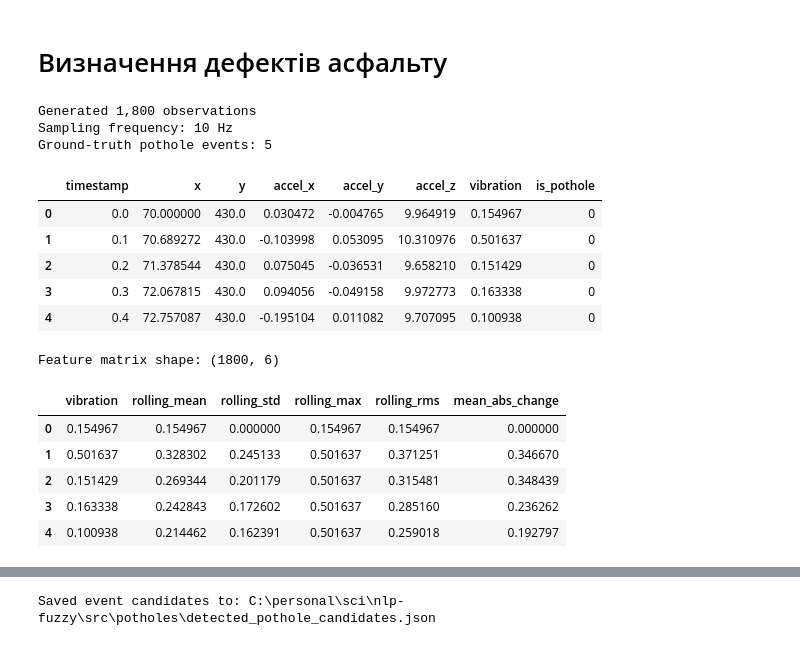
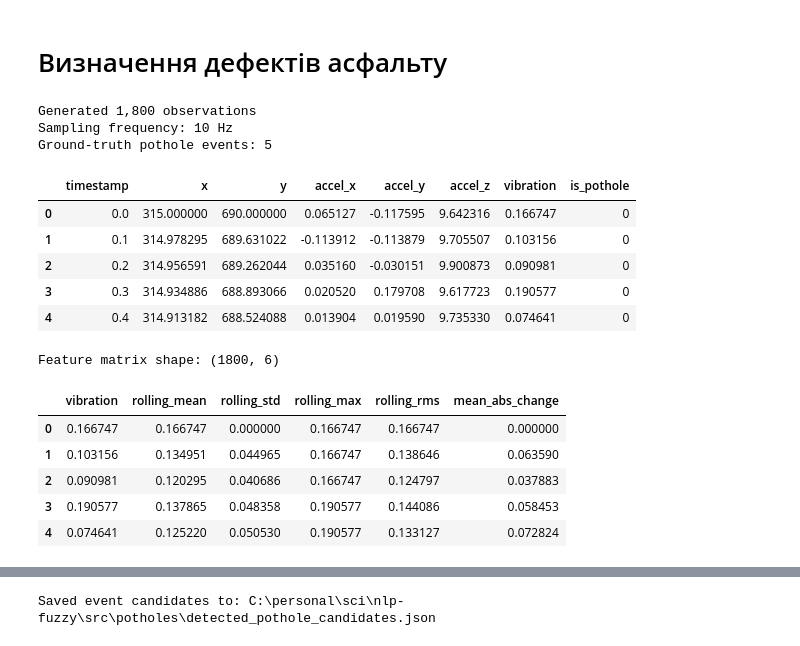
Before and after one commit to maxvonlancaster/nlp-fuzzy, a Jupyter notebook: src/potholes/potholes.ipynb, the cells around one changed output, grey strips where cells are left out. Cells and saved outputs as stored; diff of their text form; code cells hidden in the pictures.

```diff
--- a/src/potholes/potholes.ipynb
+++ b/src/potholes/potholes.ipynb
@@ -25,16 +25,11 @@ OUTPUT_DIR = Path(".")
 # A simple route in map-pixel coordinates.
 # The map itself will be generated later using the same coordinate system.
 route_waypoints = np.array([
-    [70, 430],
-    [180, 430],
-    [180, 330],
-    [330, 330],
-    [330, 220],
-    [470, 220],
-    [470, 350],
-    [620, 350],
-    [620, 170],
-    [790, 170],
+    [305, 690],
+    [300, 605],
+    [340, 400],
+    [360, 310],
+    [280, 260]
 ], dtype=float)
 
 sampling_hz = 10
@@ -93,38 +88,38 @@ for idx in pothole_indices:
     accel_z[idx + offsets] += pulse
     accel_x[idx + offsets] += 0.25 * pulse * rng.choice([-1, 1])
     accel_y[idx + offsets] += 0.18 * pulse
     ground_truth[idx + offsets] = 1
 
 # Combined oscillation magnitude relative to gravity.
 # This is a simple proxy feature, not a full orientation-independent sensor fusion solution.
 accel_norm = np.sqrt(accel_x**2 + accel_y**2 + accel_z**2)
 vibration = np.abs(accel_norm - 9.81)
 
 data = pd.DataFrame({
     "timestamp": timestamps,
     "x": x_positions,
     "y": y_positions,
     "accel_x": accel_x,
     "accel_y": accel_y,
     "accel_z": accel_z,
     "vibration": vibration,
     "is_pothole": ground_truth
 })
 
 print(f"Generated {len(data):,} observations")
 print(f"Sampling frequency: {sampling_hz} Hz")
 print(f"Ground-truth pothole events: {len(pothole_indices)}")
 data.head()
 # %% [output]
 Generated 1,800 observations
 Sampling frequency: 10 Hz
 Ground-truth pothole events: 5
 |  | timestamp | x | y | accel_x | accel_y | accel_z | vibration | is_pothole |
-| 0 | 0.0 | 70.000000 | 430.0 | 0.030472 | -0.004765 | 9.964919 | 0.154967 | 0 |
-| 1 | 0.1 | 70.689272 | 430.0 | -0.103998 | 0.053095 | 10.310976 | 0.501637 | 0 |
-| 2 | 0.2 | 71.378544 | 430.0 | 0.075045 | -0.036531 | 9.658210 | 0.151429 | 0 |
-| 3 | 0.3 | 72.067815 | 430.0 | 0.094056 | -0.049158 | 9.972773 | 0.163338 | 0 |
-| 4 | 0.4 | 72.757087 | 430.0 | -0.195104 | 0.011082 | 9.707095 | 0.100938 | 0 |
+| 0 | 0.0 | 315.000000 | 690.000000 | 0.065127 | -0.117595 | 9.642316 | 0.166747 | 0 |
+| 1 | 0.1 | 314.978295 | 689.631022 | -0.113912 | -0.113879 | 9.705507 | 0.103156 | 0 |
+| 2 | 0.2 | 314.956591 | 689.262044 | 0.035160 | -0.030151 | 9.900873 | 0.090981 | 0 |
+| 3 | 0.3 | 314.934886 | 688.893066 | 0.020520 | 0.179708 | 9.617723 | 0.190577 | 0 |
+| 4 | 0.4 | 314.913182 | 688.524088 | 0.013904 | 0.019590 | 9.735330 | 0.074641 | 0 |
 # %%
 window = 7  # 0.7 seconds at 10 Hz
 
@@ -148,11 +143,11 @@ display(features.head())
 # %% [output]
 Feature matrix shape: (1800, 6)
 |  | vibration | rolling_mean | rolling_std | rolling_max | rolling_rms | mean_abs_change |
-| 0 | 0.154967 | 0.154967 | 0.000000 | 0.154967 | 0.154967 | 0.000000 |
-| 1 | 0.501637 | 0.328302 | 0.245133 | 0.501637 | 0.371251 | 0.346670 |
-| 2 | 0.151429 | 0.269344 | 0.201179 | 0.501637 | 0.315481 | 0.348439 |
-| 3 | 0.163338 | 0.242843 | 0.172602 | 0.501637 | 0.285160 | 0.236262 |
-| 4 | 0.100938 | 0.214462 | 0.162391 | 0.501637 | 0.259018 | 0.192797 |
+| 0 | 0.166747 | 0.166747 | 0.000000 | 0.166747 | 0.166747 | 0.000000 |
+| 1 | 0.103156 | 0.134951 | 0.044965 | 0.166747 | 0.138646 | 0.063590 |
+| 2 | 0.090981 | 0.120295 | 0.040686 | 0.166747 | 0.124797 | 0.037883 |
+| 3 | 0.190577 | 0.137865 | 0.048358 | 0.190577 | 0.144086 | 0.058453 |
+| 4 | 0.074641 | 0.125220 | 0.050530 | 0.190577 | 0.133127 | 0.072824 |
 # %%
 X_train, X_test, y_train, y_test = train_test_split(
     X, y,
```
Also changed, not shown: parts of 6 cells of this notebook, 3 other files.
